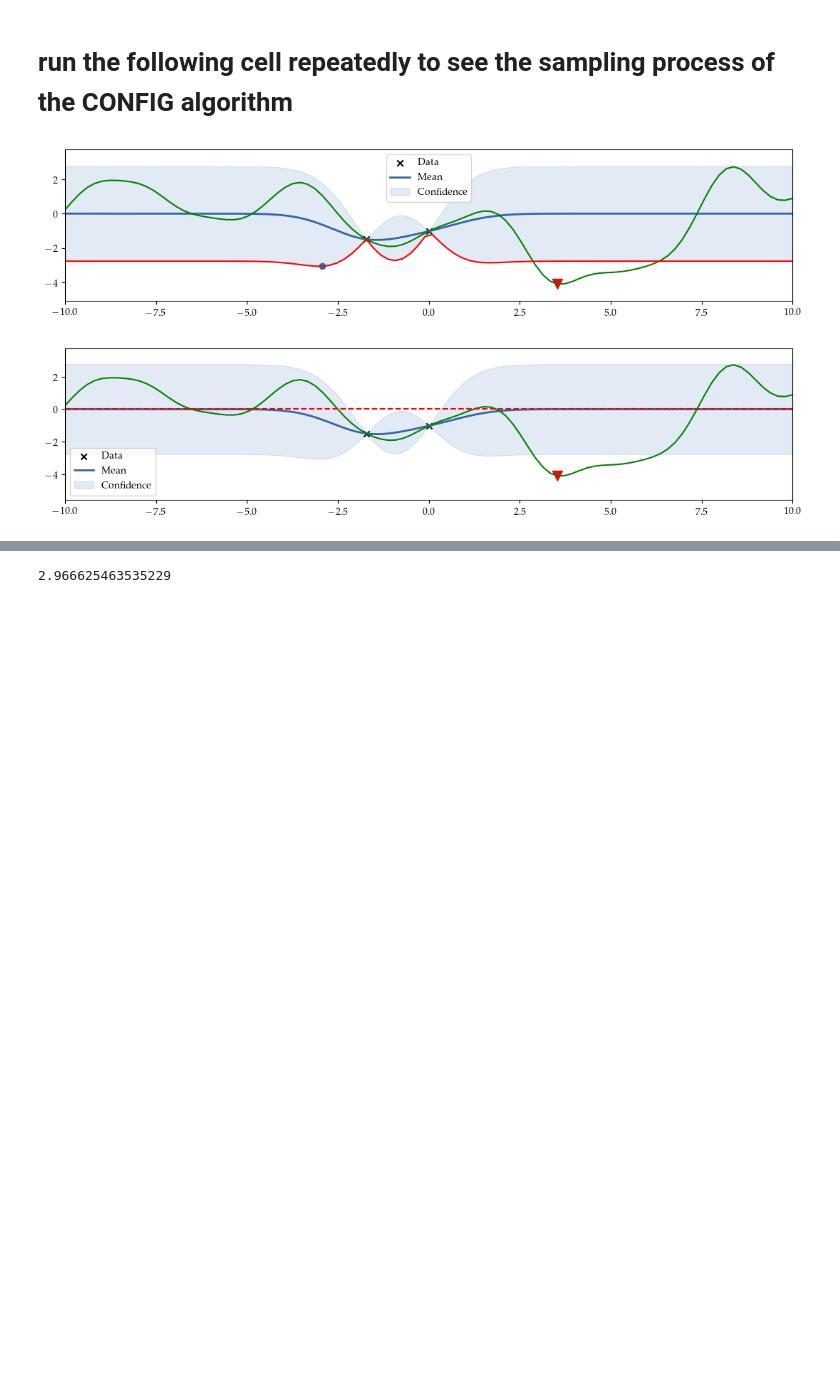
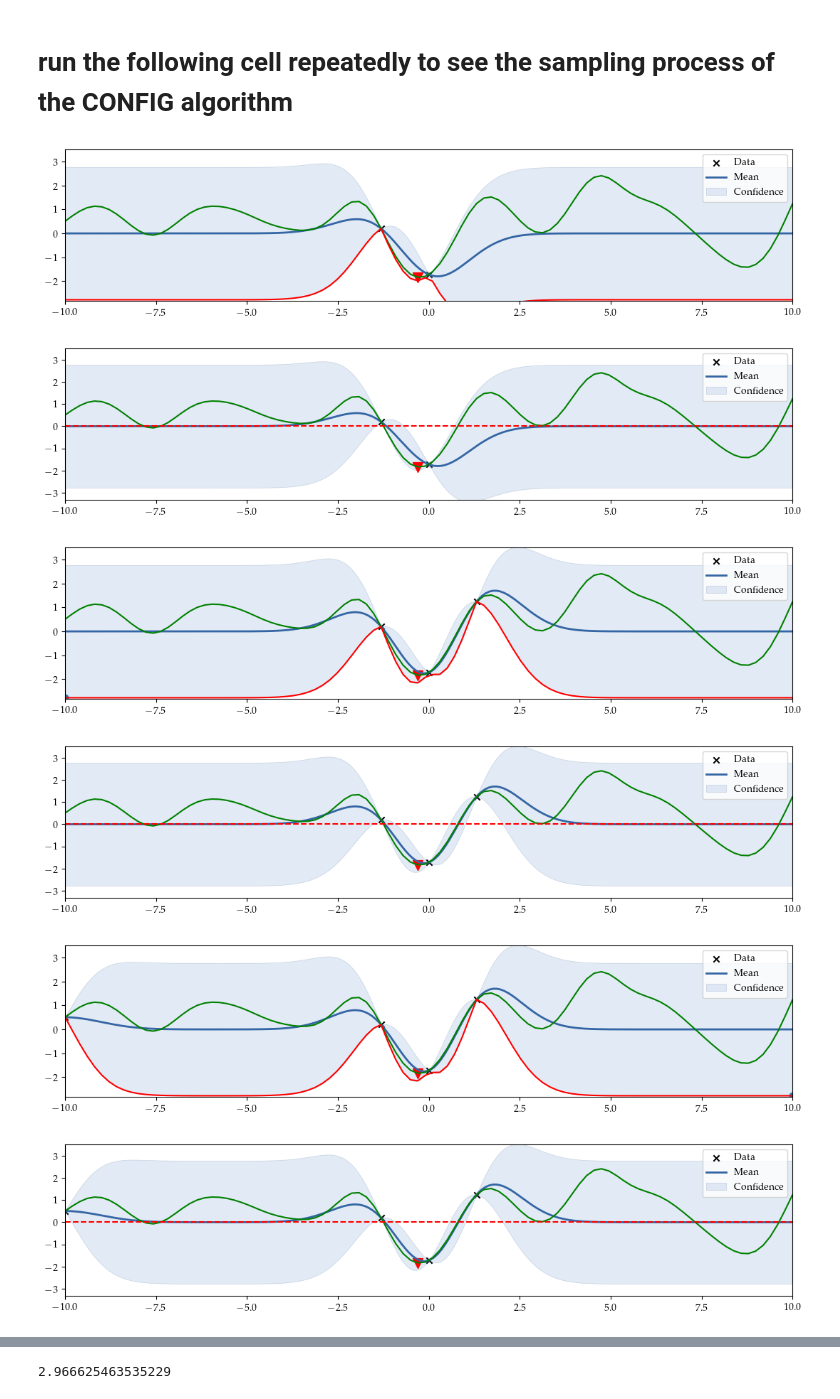
Before and after one commit to yuehang-sun1998/CONFIG, a Jupyter notebook: examples/only_run_CONFIG_sample_GP.ipynb, the cells around one changed output, grey strips where cells are left out. Cells and saved outputs as stored; diff of their text form; code cells hidden in the pictures; blank space fills up the shorter version.

```diff
--- a/examples/only_run_CONFIG_sample_GP.ipynb
+++ b/examples/only_run_CONFIG_sample_GP.ipynb
@@ -133,8 +130,8 @@ colors = ['red','purple', 'orange', 'green', 'blue', 'black', 'blue']
 marksCur = ['o','s', '*', 'v', '^','+']
 Run_steps = 20
 
-if True:
-#for _ in range(Run_steps):
+# if True:
+for _ in range(Run_steps):
     if True:
         y_obj, constr_vals = config_opt.make_step()
         config_opt_obj_list.append(y_obj[0, 0])
@@ -156,32 +153,36 @@ if True:
 
         config_opt.gp_obj.plot(plot_limits=(-10, 10), ax=ax)
         ax.plot(np.squeeze(problem_config['parameter_set']), obj_vals_arr, color='g')
         ax.scatter(problem_config['parameter_set'][f_min_id], f_min, 100, color='r', marker='v')
 
         mean, std = config_opt.gp_obj.predict(problem_config['parameter_set'])
         lcb = mean+norm.ppf(2.5*0.01)*np.sqrt(std)
         ax.plot(np.squeeze(problem_config['parameter_set']), lcb , color='r')
         f_lcb_min = np.min(lcb)
         f_lcb_min_id = np.argmin(lcb)
         ax.scatter(problem_config['parameter_set'][f_lcb_min_id], f_lcb_min)
         ax.set_ylim((f_min-1, max(f_max+1, 3.5)))
         plt.savefig(f'./figs/run_config_with_lcb_{_}.png', format='png', bbox_inches='tight', dpi=500)
 
 
         fig, axes = plt.subplots(1, 1)
         fig.set_size_inches(WIDTH*2.96, HEIGHT)
 
         fig.subplots_adjust(left=.22, bottom=.20, right=.99, top=.97, hspace=0.5, wspace=0.4)
 
         ax = axes
 
         config_opt.gp_obj.plot(plot_limits=(-10, 10), ax=ax)
         ax.plot(np.squeeze(problem_config['parameter_set']), obj_vals_arr, color='g')
         ax.plot(np.squeeze(problem_config['parameter_set']), np.zeros_like(np.squeeze(problem_config['parameter_set'])), 'r--')
         ax.scatter(problem_config['parameter_set'][f_min_id], f_min, 100, color='r', marker='v')
 
         ax.set_ylim((f_min-1.5, max(f_max+1, 3.5)))
         plt.savefig(f'./figs/run_config_without_lcb_{_}.png', format='png', bbox_inches='tight', dpi=500)
 # %% [output]
-[figure, old version]
+[figure, new version]
-[figure, old version]
+[figure, new version]
+[figure, added]
+[figure, added]
+[figure, added]
+[figure, added]
```
Also changed, not shown: parts of 6 cells of this notebook, 43 other files.
